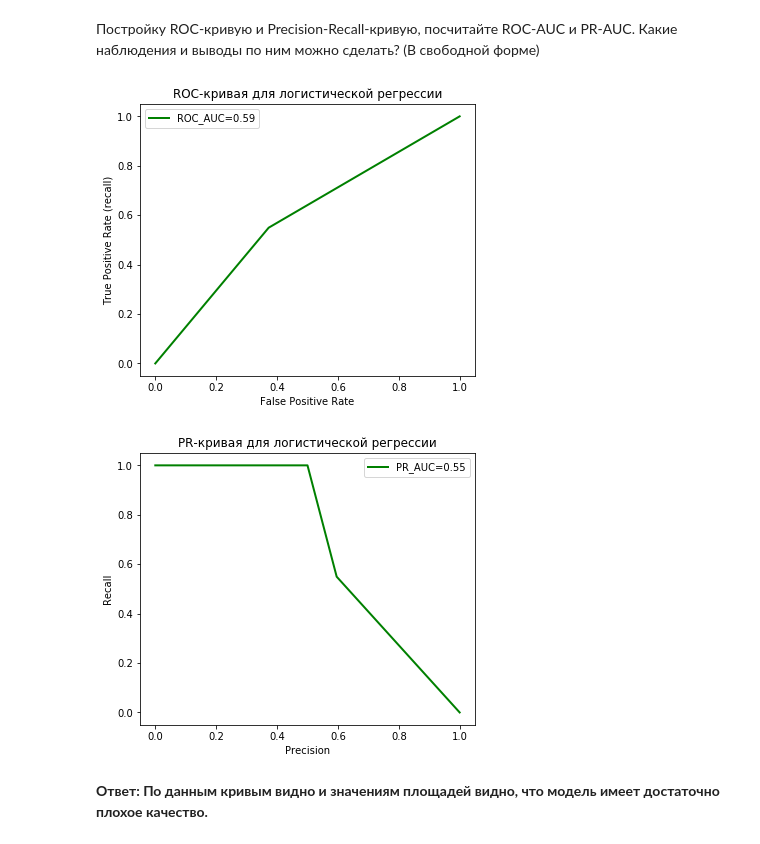
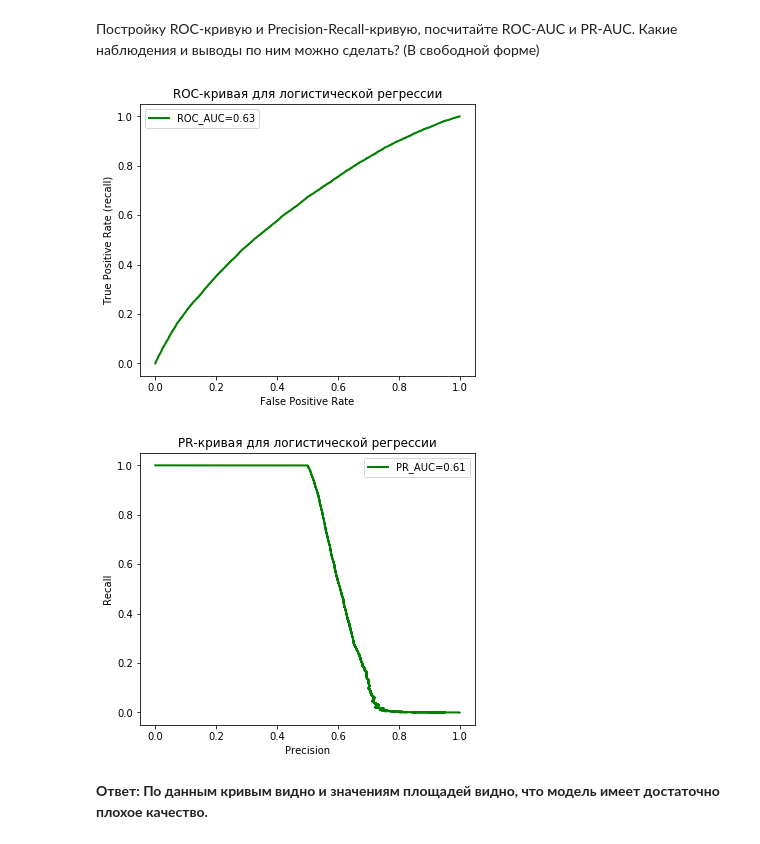
Before and after one commit to paniquex/ML_DS_practice, a Jupyter notebook: MMRO/HW_04/homework-practuce-04-KuzminNikita.ipynb, the cells around one changed output. Drawn from its saved outputs; the diff is of its cells as text; code cells hidden in the pictures.

```diff
--- a/MMRO/HW_04/homework-practuce-04-KuzminNikita.ipynb
+++ b/MMRO/HW_04/homework-practuce-04-KuzminNikita.ipynb
@@ -559,17 +571,17 @@ LogisticRegression(C=1.0, class_weight=None, dual=False, fit_intercept=True,
                    random_state=None, solver='sag', tol=0.0001, verbose=0,
                    warm_start=False)
 # %%
-preds = log_reg.predict(X_test)
+preds = log_reg.predict_proba(X_test)
 # %% [markdown]
 Постройку ROC-кривую и Precision-Recall-кривую, посчитайте ROC-AUC и PR-AUC. Какие наблюдения и выводы по ним можно сделать? (В свободной форме)
 # %%
-plot_roc_curve(y_test, preds, title='ROC-кривая для логистической регрессии')
+plot_roc_curve(y_test, preds[:, 1], title='ROC-кривая для логистической регрессии')
 # %% [output]
-[figure, old version]
+[figure, new version]
 # %%
-plot_pr_curve(y_test, preds, title='PR-кривая для логистической регрессии')
+plot_pr_curve(y_test, preds[:, 1], title='PR-кривая для логистической регрессии')
 # %% [output]
-[figure, old version]
+[figure, new version]
 # %% [markdown]
 **Ответ: По данным кривым видно и значениям площадей видно, что модель имеет достаточно плохое качество.**
 # %% [markdown]
```
Also changed, not shown: parts of 142 cells of this notebook.
